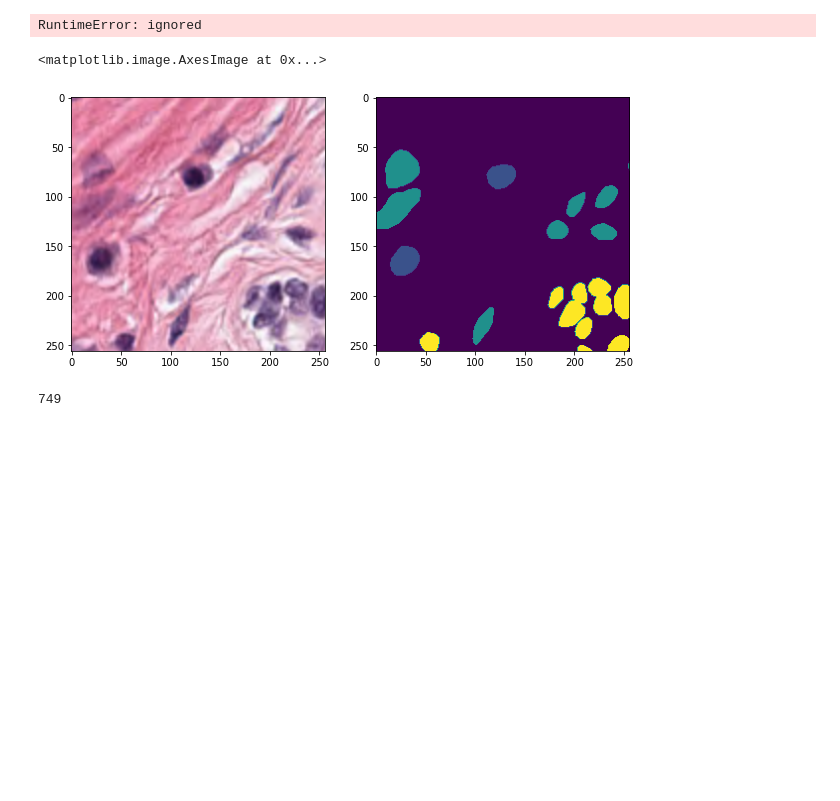
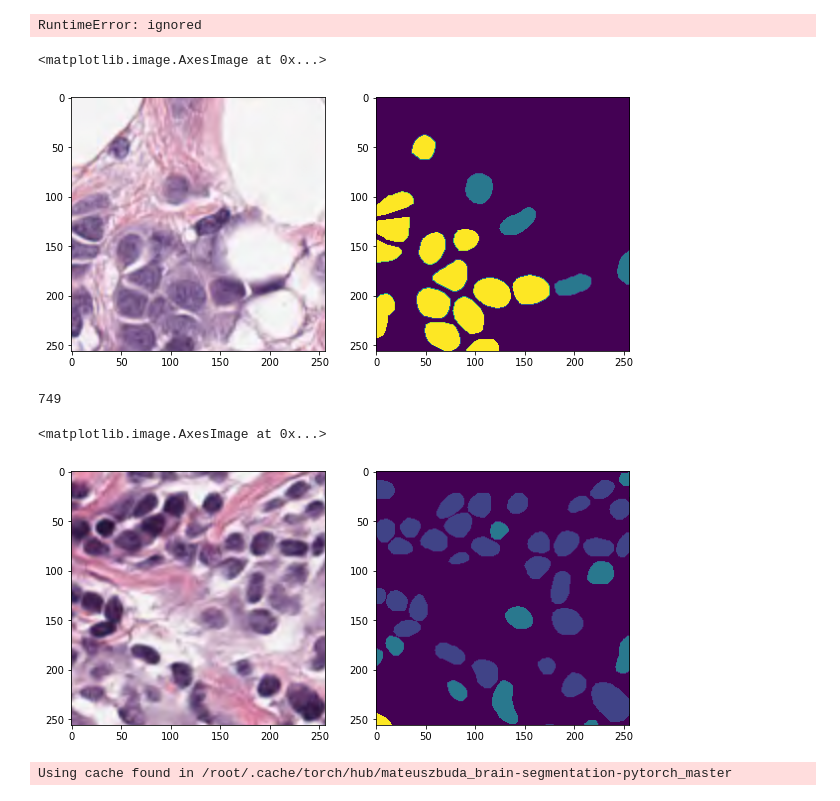
Before and after one commit to MahdiEsrafili/image_segmentation, a Jupyter notebook: cancer_instance_segmentation.ipynb, the cells around one changed output. Saved outputs shown, nothing was run; the diff lists cells and outputs as text; code cells hidden in the pictures; blank space fills up the shorter version.

```diff
--- a/cancer_instance_segmentation.ipynb
+++ b/cancer_instance_segmentation.ipynb
@@ -385,7 +402,7 @@ class CancerSemantic(Dataset):
 # %%
 cancer_semantic_ds = CancerSemantic(breast_cell_idx, images, masks, types, transform)
 # %%
-i,m = cancer_semantic_ds[50]
+i,m = cancer_semantic_ds[90]
 plt.figure(figsize=(10,5))
 plt.subplot(1,2,1)
 plt.imshow(i.permute(1,2,0))
@@ -393,13 +410,23 @@ plt.subplot(1,2,2)
 plt.imshow(m)
 # %% [output]
 <matplotlib.image.AxesImage at 0x...>
-[figure, old version]
+[figure, new version]
 # %%
 len(cancer_semantic_ds)
 # %% [output]
 749
 # %%
 train_dataset, test_dataset = torch.utils.data.random_split(cancer_semantic_ds, [500, 249])
+# %%
+i,m = test_dataset[40]
+plt.figure(figsize=(10,5))
+plt.subplot(1,2,1)
+plt.imshow(i.permute(1,2,0))
+plt.subplot(1,2,2)
+plt.imshow(m)
+# %% [output]
+<matplotlib.image.AxesImage at 0x...>
+[figure, added]
 # %%
 batch_size = 4
 train_loader = DataLoader(train_dataset,batch_size=batch_size, shuffle=True)
@@ -407,6 +434,18 @@ test_loader = DataLoader(test_dataset, batch_size=batch_size, shuffle=False)
 # %%
 model = torchvision.models.segmentation.deeplabv3_resnet50(pretrained=True, progress=True)
 model.classifier = torchvision.models.segmentation.deeplabv3.DeepLabHead(2048, 6)
+# %%
+# unet model. comment or uncomment to select deepLab or unet
+model = torch.hub.load('mateuszbuda/brain-segmentation-pytorch', 'unet',
+    in_channels=3, out_channels=6, init_features=32, pretrained=False)
+
+cancer_semantic_ds_unet = CancerSemantic(breast_cell_idx, images, masks, types, transform, unet=True)
+train_dataset, test_dataset = torch.utils.data.random_split(cancer_semantic_ds_unet, [500, 249])
+batch_size = 4
+train_loader = DataLoader(train_dataset,batch_size=batch_size, shuffle=True)
+test_loader = DataLoader(test_dataset, batch_size=batch_size, shuffle=False)
+# %% [output]
+Using cache found in /root/.cache/torch/hub/mateuszbuda_brain-segmentation-pytorch_master
 # %%
 device = torch.device('cuda' if torch.cuda.is_available() else 'cpu')
 device
```
Also changed, not shown: parts of 21 cells of this notebook.
